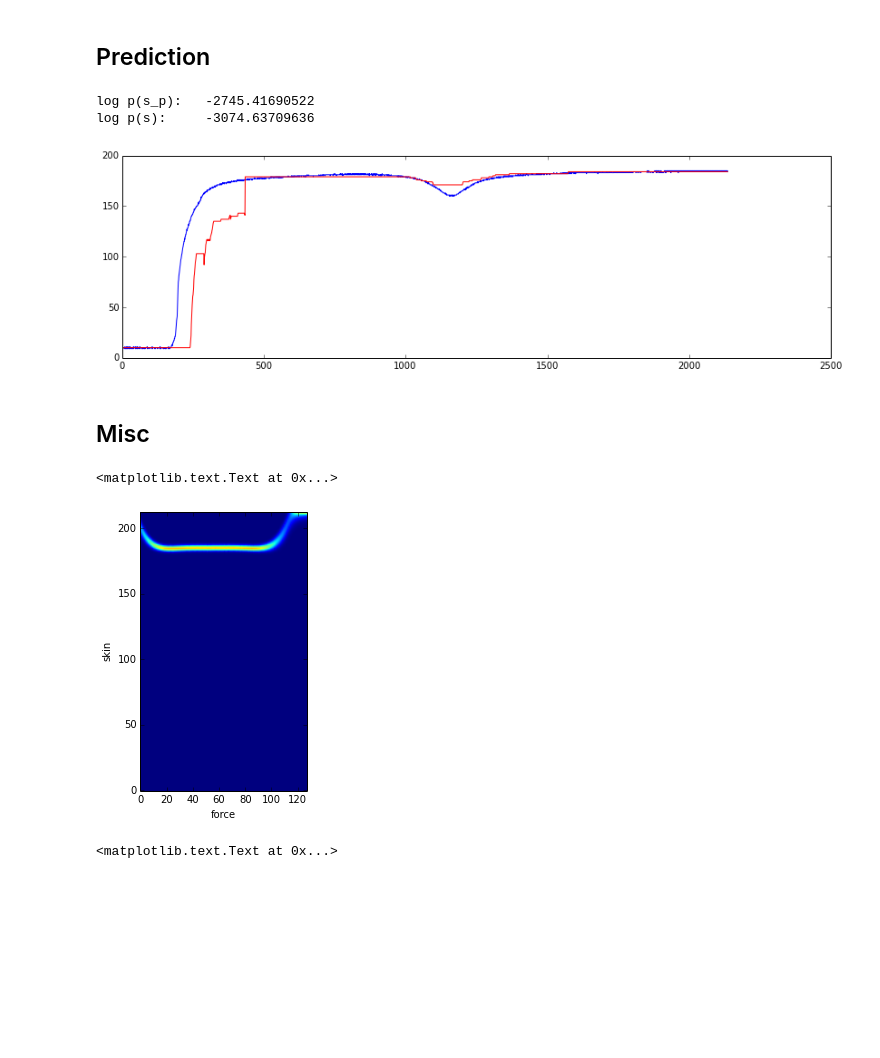
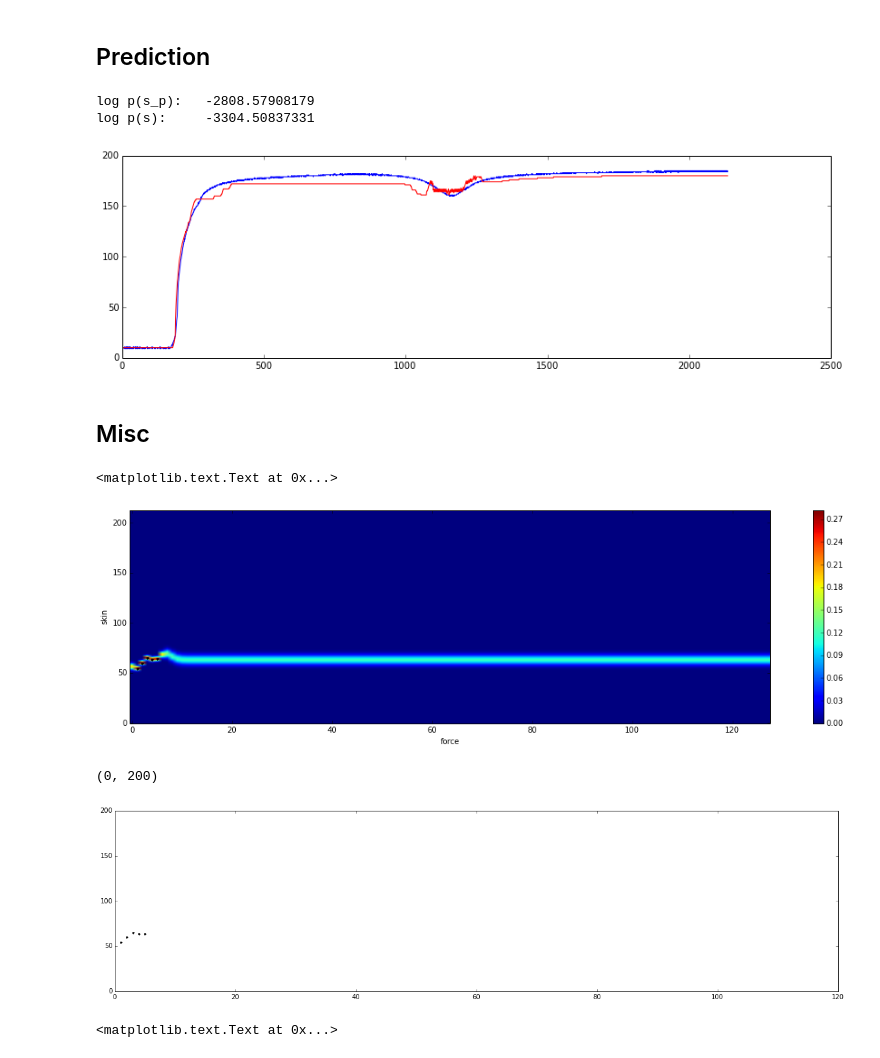
Before and after one commit to surban/ml, a Jupyter notebook: notebooks/Skin-AllChains.ipynb, the cells around one changed output. Saved outputs shown, nothing was run; the diff lists cells and outputs as text; code cells hidden in the pictures; blank space fills up the shorter version.

```diff
--- a/notebooks/Skin-AllChains.ipynb
+++ b/notebooks/Skin-AllChains.ipynb
@@ -113,4 +128,14 @@ sc.train_kde(ws.discrete_skin['trn'], ws.discrete_force['trn'], ws.valid['trn'],
 # conditional probabilities from seperate GP regression of next state for each current state
 sc = ConditionalChain(ws.discrete_skin_states, ws.discrete_force_states)
 sc.train_gp(ws.discrete_skin['trn'], ws.discrete_force['trn'], ws.valid['trn'],
-            bandwidth=1e-2, noise_sigma=2.0)
+            bandwidth=15, noise_sigma=7.0)
+
+s = 60
+p = np.exp(sc.log_p_next_state[:, s, :])
+figsize(20,5)
+plot_transition(ws.discrete_skin['trn'], ws.discrete_force['trn'], ws.valid['trn'], s, 'k.')
+plt.hold(True)
+plt.imshow(p, origin='lower', aspect=0.2, interpolation='none')
+plt.colorbar()
+plt.xlabel("force")
+plt.ylabel("skin")
@@ -144,22 +172,31 @@ plot(s_p, 'r')
 print "log p(s_p):  ", sc.log_p(s_p, f)
 print "log p(s):    ", sc.log_p(s, f)
 # %% [output]
-log p(s_p):   -2745.41690522
-log p(s):     -3074.63709636
+log p(s_p):   -2808.57908179
+log p(s):     -3304.50837331
-[figure, old version]
+[figure, new version]
 # %% [markdown]
 ## Misc
 # %%
-s = 185
+s = 60
 p = np.exp(sc.log_p_next_state[:, s, :])
 figsize(20,5)
-plt.imshow(p, origin='lower')
-#plt.colorbar()
+plot_transition(ws.discrete_skin['trn'], ws.discrete_force['trn'], ws.valid['trn'], s, 'k.')
+plt.hold(True)
+plt.imshow(p, origin='lower', aspect=0.2)
+plt.colorbar()
 plt.xlabel("force")
 plt.ylabel("skin")
 # %% [output]
 <matplotlib.text.Text at 0x...>
-[figure, old version]
+[figure, new version]
+# %%
+plot_transition(ws.discrete_skin['trn'], ws.discrete_force['trn'], ws.valid['trn'], s, 'k.')
+plt.xlim(0,120)
+plt.ylim(0,200)
+# %% [output]
+(0, 200)
+[figure, added]
 # %%
 s = 185
 f = 40
```
Also changed, not shown: parts of 4 cells of this notebook, 1 other file.
